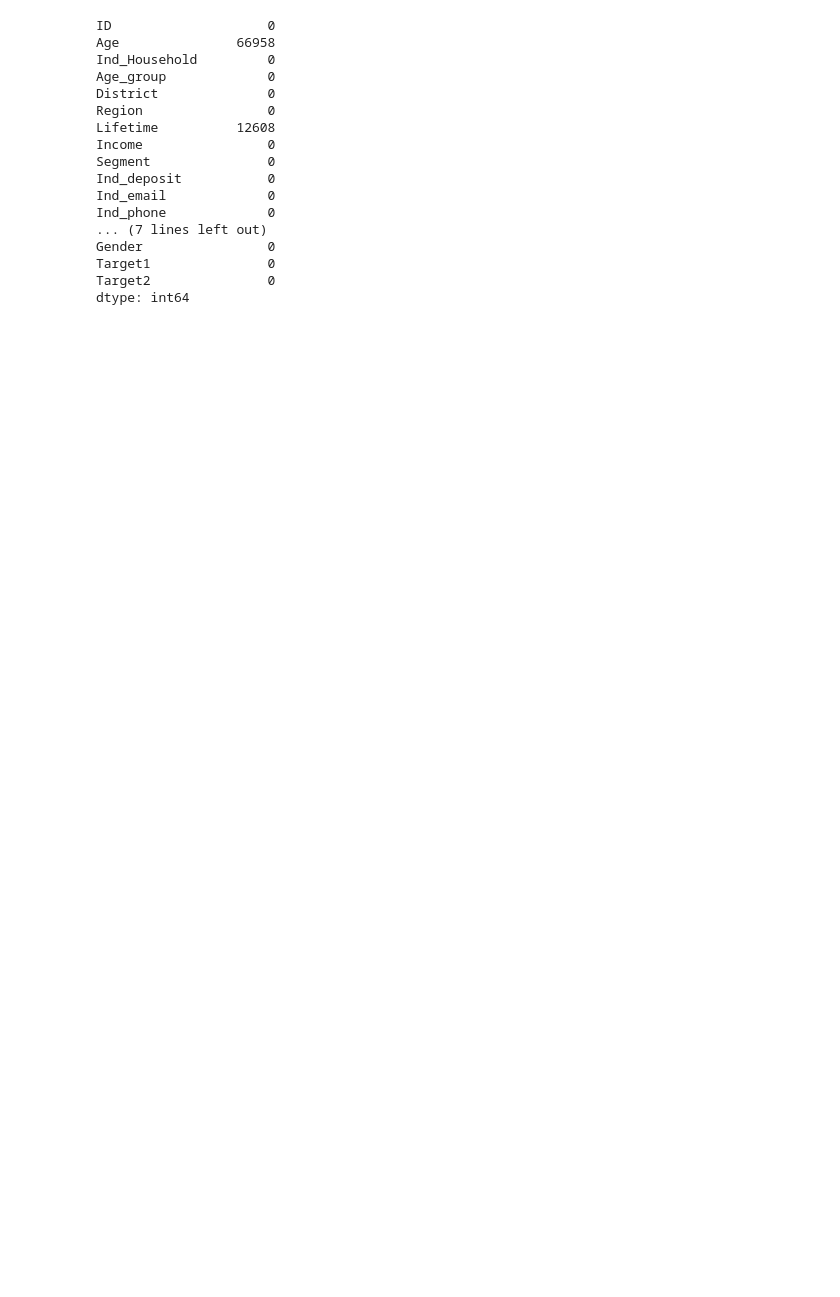
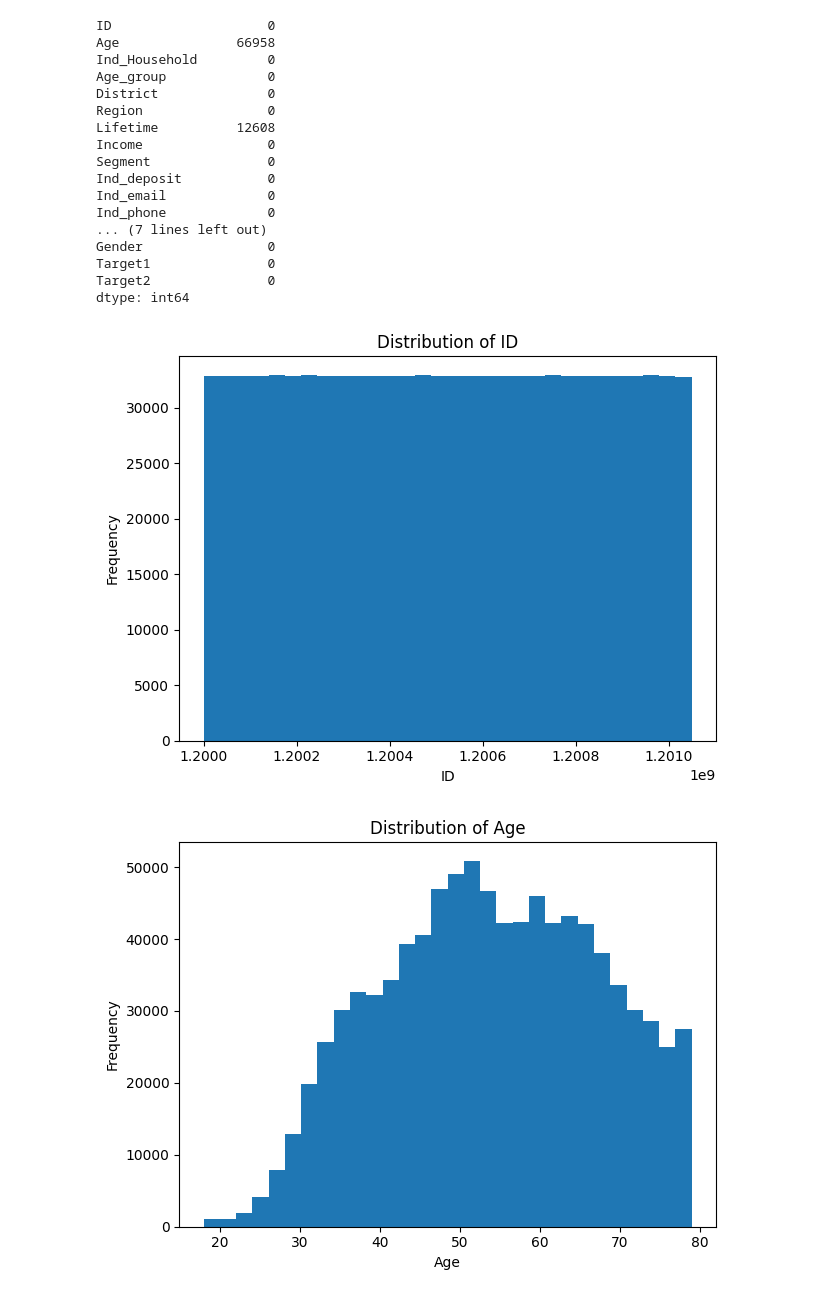
Before and after one commit to ART1X1/ADVB_OPT_LIST_1_2025, a Jupyter notebook: АДВБ_Проект/azalyz_data.ipynb, the cells around one changed output. Cells and saved outputs as stored; diff of their text form; code cells hidden in the pictures; blank space fills up the shorter version.

```diff
--- a/АДВБ_Проект/azalyz_data.ipynb
+++ b/АДВБ_Проект/azalyz_data.ipynb
@@ -136,3 +109,18 @@ Gender                0
 Target1               0
 Target2               0
 dtype: int64
+# %%
+numeric_features = df.select_dtypes(include='number').columns
+
+for feature in numeric_features:
+    plt.figure()
+    df[feature].hist(bins=30)
+    plt.title(f'Distribution of {feature}')
+    plt.xlabel(feature)
+    plt.ylabel('Frequency')
+    plt.grid(False)
+    plt.tight_layout()
+    plt.show()
+# %% [output]
+[figure, added]
+[figure, added]
```
Also changed, not shown: parts of 13 cells of this notebook, 12 other files.
